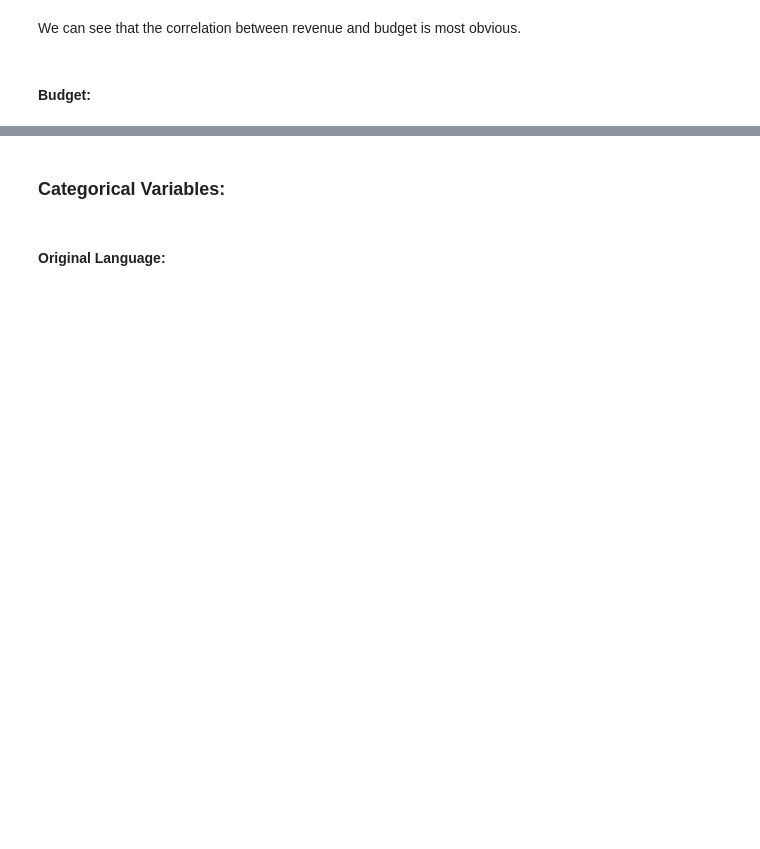
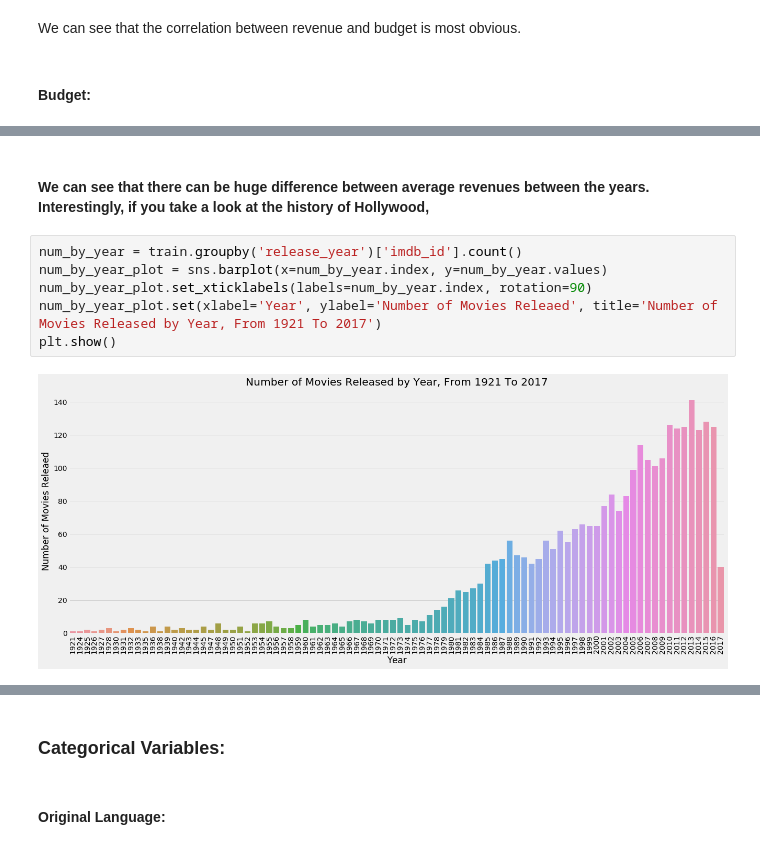
Before and after one commit to AmazingSean/kaggle_box_office, a Jupyter notebook: box_office_pred/src/Untitled.ipynb, the cells around one changed output, grey strips where cells are left out. Cells and saved outputs as stored; diff of their text form; blank space fills up the shorter version.

```diff
--- a/box_office_pred/src/Untitled.ipynb
+++ b/box_office_pred/src/Untitled.ipynb
@@ -177,0 +212,10 @@ sns.jointplot(x=train['runtime'], y=train['revenue'], height=9, ratio=6)
+# %% [markdown]
+#### We can see that there can be huge difference between average revenues between the years. Interestingly, if you take a look at the history of Hollywood,
+# %%
+num_by_year = train.groupby('release_year')['imdb_id'].count()
+num_by_year_plot = sns.barplot(x=num_by_year.index, y=num_by_year.values)
+num_by_year_plot.set_xticklabels(labels=num_by_year.index, rotation=90)
+num_by_year_plot.set(xlabel='Year', ylabel='Number of Movies Releaed', title='Number of Movies Released by Year, From 1921 To 2017')
+plt.show()
+# %% [output]
+[figure, added]
```
Also changed, not shown: parts of 32 cells of this notebook, 3 other files.
